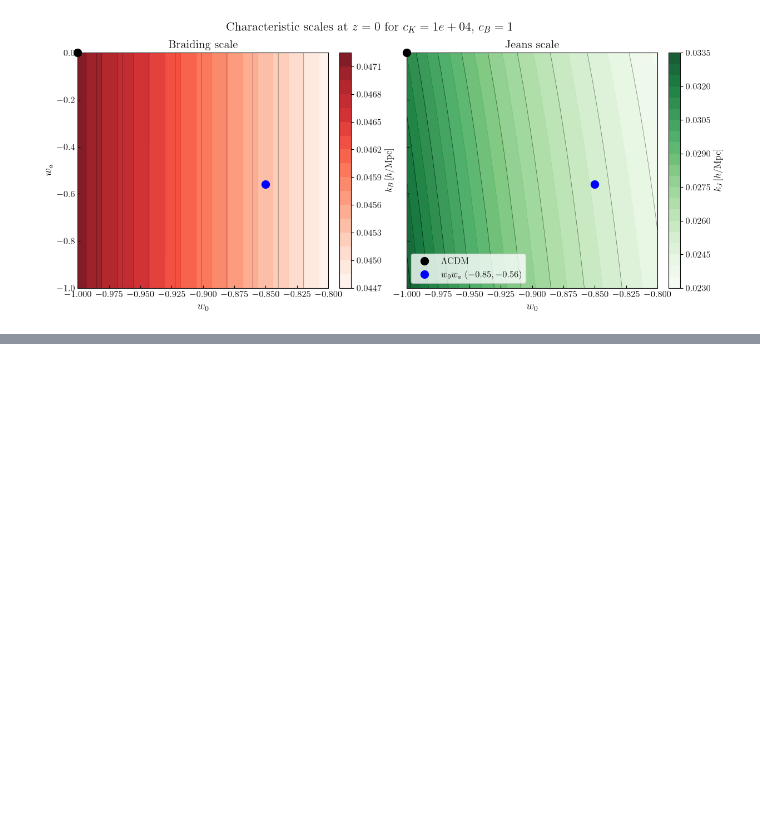
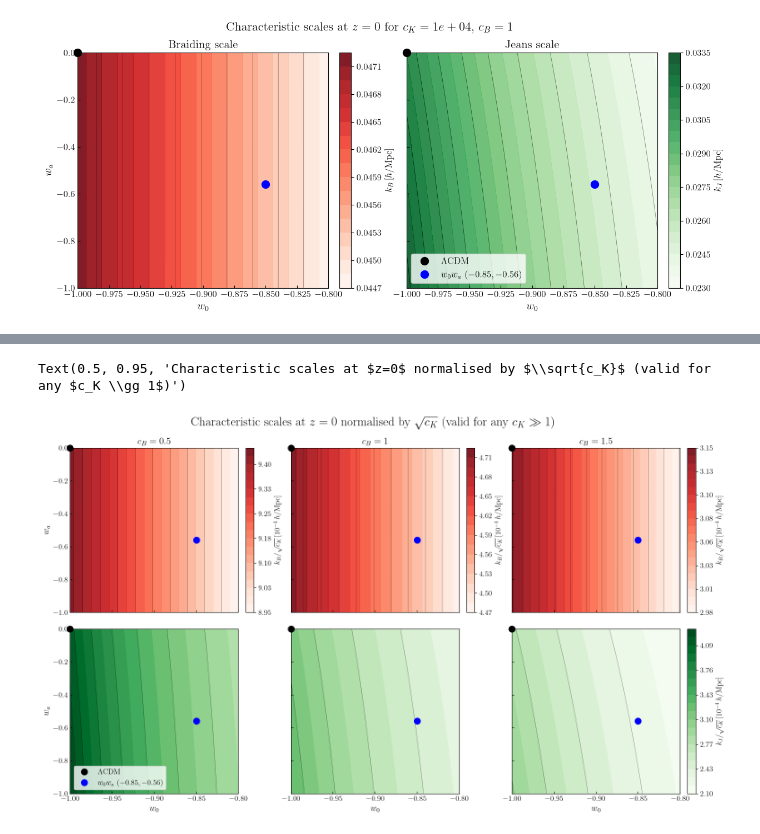
Before and after one commit to JoseCDS17/Fitting_hi_class, a Jupyter notebook: notebooks/range_application/scales_w0wa.ipynb, the cells around one changed output, grey strips where cells are left out. Cells and saved outputs as stored; diff of their text form; code cells hidden in the pictures; blank space fills up the shorter version.

```diff
--- a/notebooks/range_application/scales_w0wa.ipynb
+++ b/notebooks/range_application/scales_w0wa.ipynb
@@ -80,0 +89,50 @@ Text(0.5, 0.98, 'Characteristic scales at $z=0$ for $c_K = 1e+04$, $c_B = 1$')
+# %%
+# Normalised scales for several cB (same backgrounds as above, no new CLASS runs)
+CB_VALUES = [0.5, 1.0, 1.5]
+
+norm_maps = {name: {cb: np.full((len(WA), len(W0)), np.nan) for cb in CB_VALUES} for name in ['kB', 'kJ']}
+for (w0, wa), bg in backgrounds.items():
+    i, j = np.where(WA == wa)[0][0], np.where(W0 == w0)[0][0]
+    for cb in CB_VALUES:
+        model = Horndeski(CK, cb, bg, PARAMETRIZATION)
+        norm_maps['kB'][cb][i, j] = model.kB() / np.sqrt(CK) * 1e4   # units of 1e-4 h/Mpc
+        norm_maps['kJ'][cb][i, j] = model.kJ() / np.sqrt(CK) * 1e4
+
+fig, axs = plt.subplots(2, len(CB_VALUES), figsize=(6*len(CB_VALUES), 10), sharex=True, sharey=True)
+fig.subplots_adjust(hspace=0.1, wspace=0.2)
+
+# kB: one colour scale per panel (it only changes ~5% with the background, but as 1/cB with cB)
+for col, cb in enumerate(CB_VALUES):
+    ax = axs[0, col]
+    contour = ax.contourf(W0_grid, WA_grid, norm_maps['kB'][cb], levels=20, cmap='Reds', alpha=0.9)
+    ax.contour(W0_grid, WA_grid, norm_maps['kB'][cb], levels=10, colors='k', linewidths=0.5, alpha=0.5)
+    cbar = plt.colorbar(contour, ax=ax, fraction=0.046, pad=0.04, format='%.2f')
+    cbar.set_label(r'$k_B/\sqrt{c_K}\,[10^{-4}\,h/\mathrm{Mpc}]$')
+    ax.set_title(fr'$c_B = {cb:g}$', fontsize=15)
+
+# kJ: common colour scale for the whole row
+kJ_all = np.concatenate([m.ravel() for m in norm_maps['kJ'].values()])
+levels_kJ = np.linspace(np.nanmin(kJ_all), np.nanmax(kJ_all), 21)
+for col, cb in enumerate(CB_VALUES):
+    ax = axs[1, col]
+    contour = ax.contourf(W0_grid, WA_grid, norm_maps['kJ'][cb], levels=levels_kJ, cmap='Greens', alpha=1)
+    ax.contour(W0_grid, WA_grid, norm_maps['kJ'][cb], levels=levels_kJ[::2], colors='k', linewidths=0.5, alpha=0.5)
+    ax.set_xlabel(r'$w_0$', fontsize=14)
+    # same colorbar space as the kB row so the columns stay aligned; only the last one is shown
+    cbar = plt.colorbar(contour, ax=ax, fraction=0.046, pad=0.04, format='%.2f')
+    cbar.set_label(r'$k_J/\sqrt{c_K}\,[10^{-4}\,h/\mathrm{Mpc}]$')
+    cbar.ax.set_visible(col == len(CB_VALUES) - 1)
+
+# Reference backgrounds and axes
+for ax in axs.ravel():
+    ax.plot(-1, 0, marker='o', color='k', markersize=10, linestyle='none', label=r'$\Lambda$CDM', clip_on=False, zorder=5)
+    ax.plot(-0.85, -0.56, marker='o', color='b', markersize=10, linestyle='none', label=r'$w_0w_a$ $(-0.85, -0.56)$', clip_on=False, zorder=5)
+    ax.tick_params(axis='both', which='both', direction='in')
+for ax in axs[:, 0]:
+    ax.set_ylabel(r'$w_a$', fontsize=14)
+axs[1, 0].legend(loc='lower left')
+
+fig.suptitle(r'Characteristic scales at $z=0$ normalised by $\sqrt{c_K}$ (valid for any $c_K \gg 1$)', fontsize=20, y=0.95)
+# %% [output]
+Text(0.5, 0.95, 'Characteristic scales at $z=0$ normalised by $\\sqrt{c_K}$ (valid for any $c_K \\gg 1$)')
+[figure, added]
```
Also changed, not shown: parts of 3 cells of this notebook, 1 other file.
